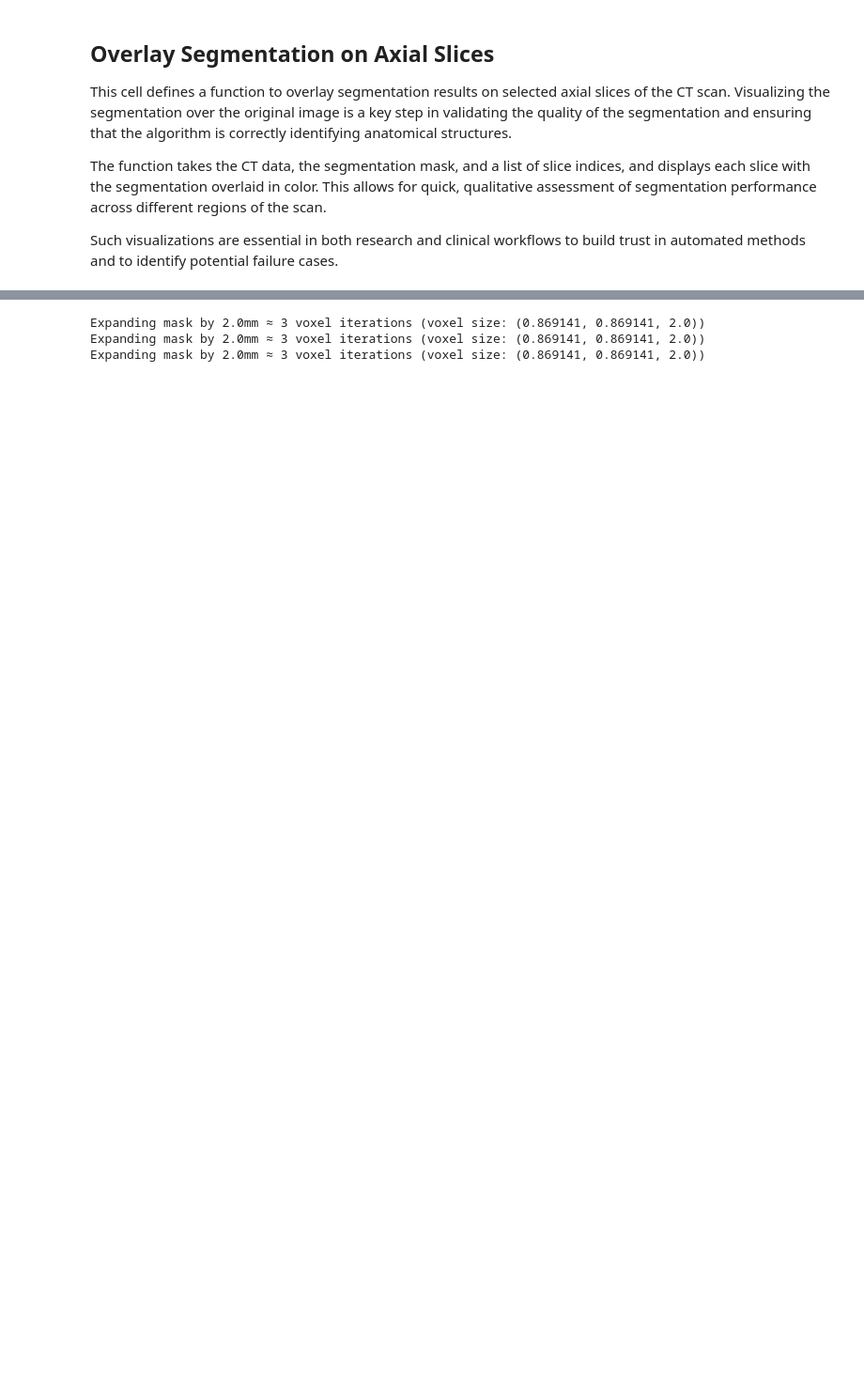
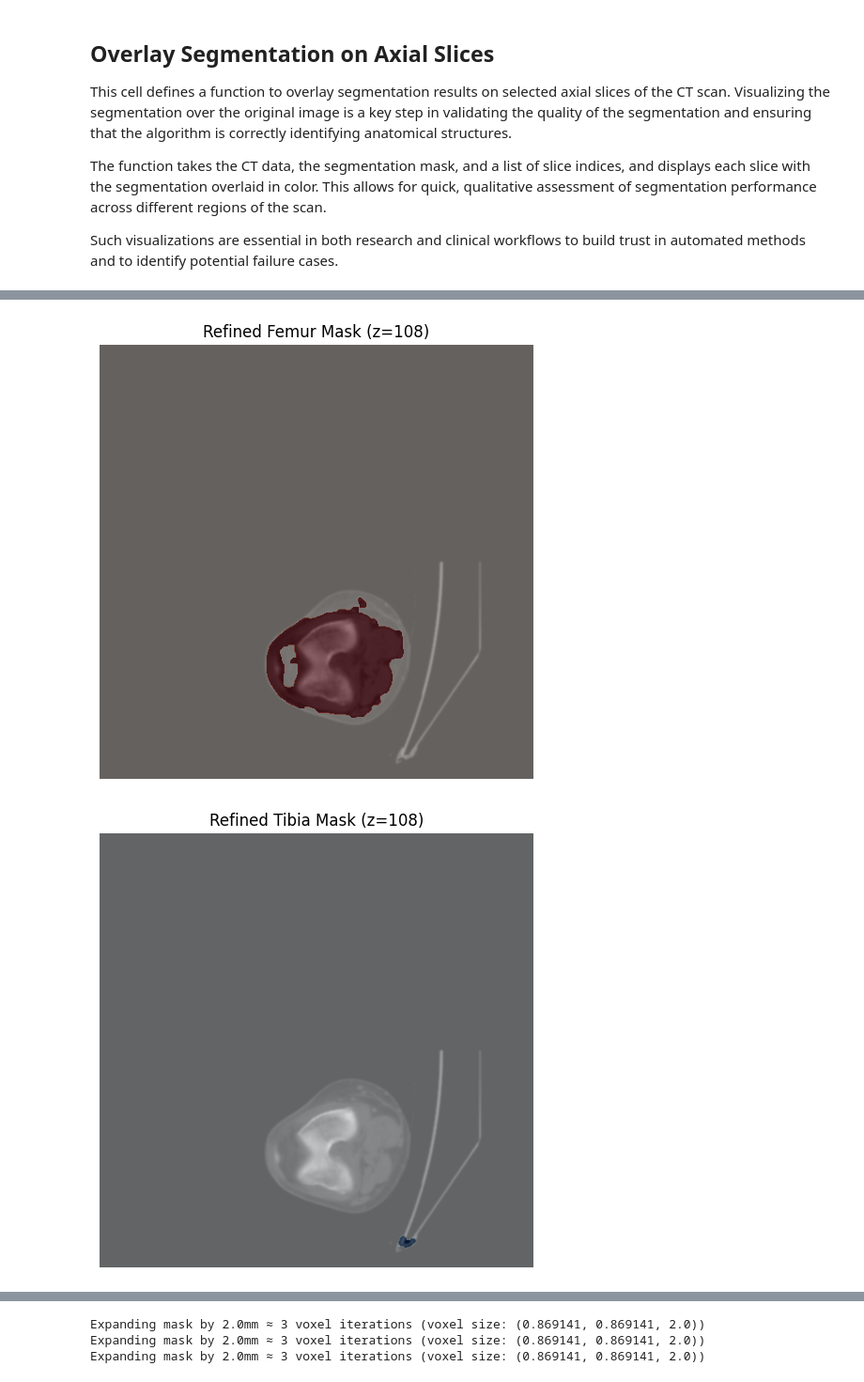
Before and after one commit to Aayush518/RA_selection_task_1, a Jupyter notebook: ra-selection-task-1.ipynb, the cells around one changed output, grey strips where cells are left out. Shown at 94% size. Saved outputs shown, nothing was run; the diff lists cells and outputs as text; code cells hidden in the pictures; blank space fills up the shorter version.

```diff
--- a/ra-selection-task-1.ipynb
+++ b/ra-selection-task-1.ipynb
@@ -527,37 +531,27 @@ fibula_mask = refine_mask((segmentation == 3), min_size=200)  // adjust as neede
 # %%
 import matplotlib.pyplot as plt
 
-def display_refined_mask(ct_data: np.ndarray,
-                      mask: np.ndarray,
-                      z: int = None,
-                      title: str = 'Refined Mask Overlay',
-                      color: str = 'Reds') -> None:
-    """Overlay a binary mask on a CT slice.
-
-    Args:
-        ct_data (np.ndarray): 3D CT volume data
-        mask (np.ndarray): Binary mask to overlay
-        z (int, optional): Slice index. If None, uses middle slice. Defaults to None.
-        title (str, optional): Plot title. Defaults to 'Refined Mask Overlay'.
-        color (str, optional): Colormap for mask overlay. Defaults to 'Reds'.
-
-    Returns:
-        None: Displays the plot using matplotlib
+def display_refined_mask(ct_data, mask, z=None, title='Refined Mask Overlay', color='Reds'):
+    """
+    Overlay a binary mask on a CT slice.
     """
     if z is None:
-        z = ct_data.shape[2] // 2  // middle slice
+        z = ct_data.shape[2] // 2  # middle slice
     plt.figure(figsize=(6, 6))
     plt.imshow(ct_data[:, :, z], cmap='gray', vmin=-200, vmax=1000)
     plt.imshow(mask[:, :, z], cmap=color, alpha=0.4)
     plt.title(f"{title} (z={z})")
     plt.axis('off')
     plt.show()
 
 # Example usage after refining:
 femur_mask = refine_mask((segmentation == 1), min_size=1000)
 tibia_mask = refine_mask((segmentation == 2), min_size=1000)
 fibula_mask = refine_mask((segmentation == 3), min_size=200)
 
 display_refined_mask(ct_denoised, femur_mask, title='Refined Femur Mask', color='Reds')
 display_refined_mask(ct_denoised, tibia_mask, title='Refined Tibia Mask', color='Blues')
 display_refined_mask(ct_denoised, fibula_mask, title='Refined Fibula Mask', color='Greens')
+# %% [output]
+[figure, added]
+[figure, added]
```
Also changed, not shown: parts of 72 cells of this notebook.
